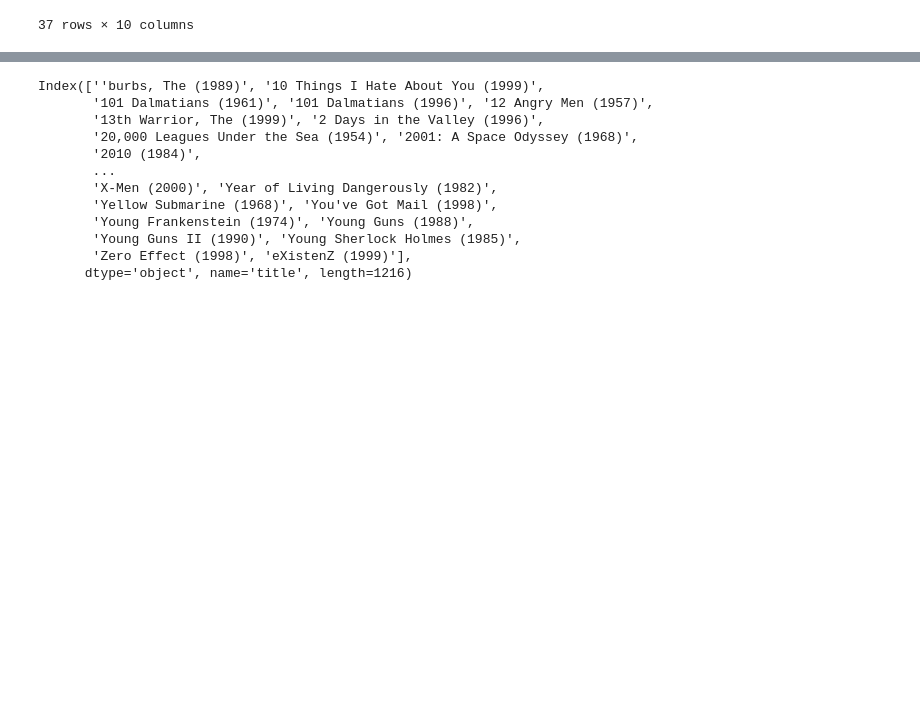
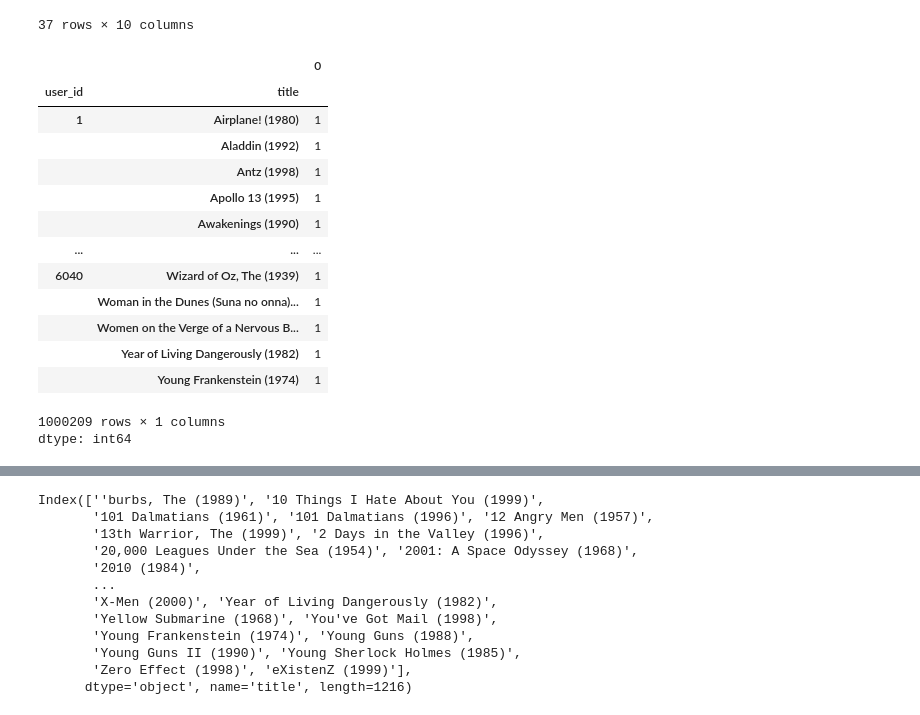
Before and after one commit to ancestor9/2026_Fall_Application-Deployment, a Jupyter notebook: 20261106/ch13_2_MovieLens_1M_Dataset.ipynb, the cells around one changed output, grey strips where cells are left out. Cells and saved outputs as stored; diff of their text form; code cells hidden in the pictures; blank space fills up the shorter version.

```diff
--- a/20261106/ch13_2_MovieLens_1M_Dataset.ipynb
+++ b/20261106/ch13_2_MovieLens_1M_Dataset.ipynb
@@ -243,3 +257,21 @@ data[data['title'] == '$1,000,000 Duck (1971)']
 | 948666 | 5728 | 2031 | 3 | 958475031 | F | 35 | 20 | 09824 | $1,000,000 Duck (1971) | Children's|Comedy |
 | 990315 | 5978 | 2031 | 2 | 964186706 | M | 35 | 1 | 49307 | $1,000,000 Duck (1971) | Children's|Comedy |
 37 rows × 10 columns
+# %%
+data.groupby(["user_id", "title"]).size()
+# %% [output]
+|  |  | 0 |
+| user_id | title |  |
+| 1 | Airplane! (1980) | 1 |
+|  | Aladdin (1992) | 1 |
+|  | Antz (1998) | 1 |
+|  | Apollo 13 (1995) | 1 |
+|  | Awakenings (1990) | 1 |
+| ... | ... | ... |
+| 6040 | Wizard of Oz, The (1939) | 1 |
+|  | Woman in the Dunes (Suna no onna)... | 1 |
+|  | Women on the Verge of a Nervous B... | 1 |
+|  | Year of Living Dangerously (1982) | 1 |
+|  | Young Frankenstein (1974) | 1 |
+1000209 rows × 1 columns
+dtype: int64
```
Also changed, not shown: parts of 14 cells of this notebook.
